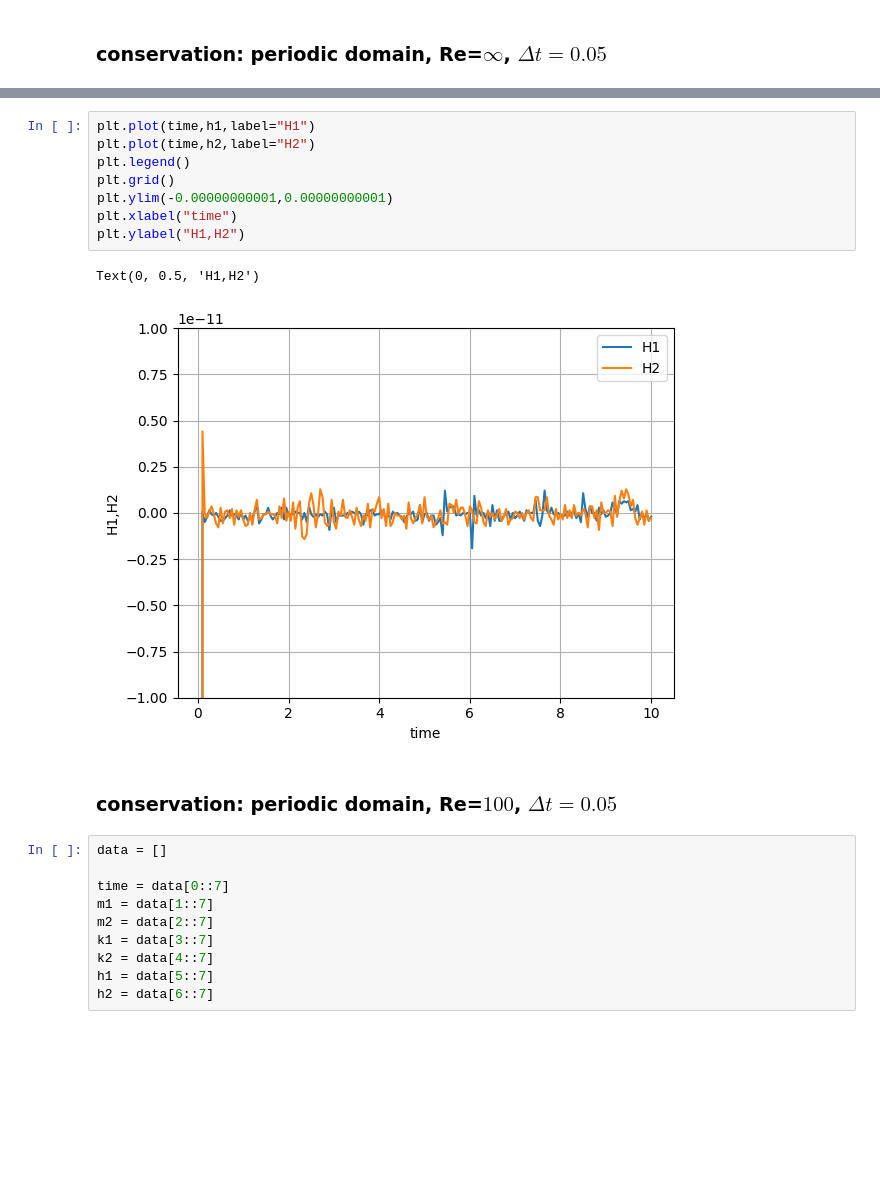
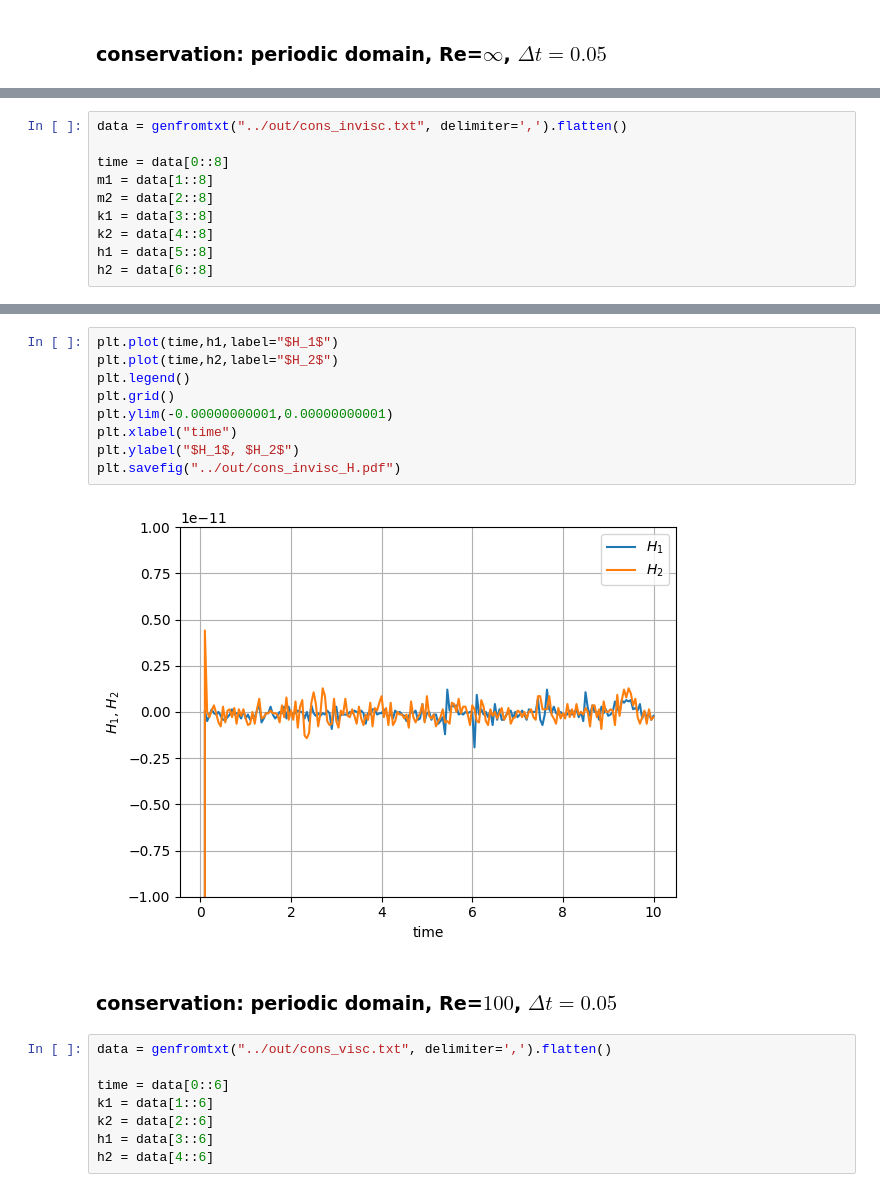
Before and after one commit to markusrenoldner/MEHCscheme, a Jupyter notebook: playground/plots.ipynb, the cells around one changed output, grey strips where cells are left out. Saved outputs shown, nothing was run; the diff lists cells and outputs as text; blank space fills up the shorter version.

```diff
--- a/playground/plots.ipynb
+++ b/playground/plots.ipynb
@@ -215 +7,11 @@ h2 = data[6::7]
+# %%
+data = genfromtxt("../out/cons_invisc.txt", delimiter=',').flatten()
+
+time = data[0::8]
+m1 = data[1::8]
+m2 = data[2::8]
+k1 = data[3::8]
+k2 = data[4::8]
+h1 = data[5::8]
+h2 = data[6::8]
 # %%
@@ -237,23 +39,21 @@ Text(0, 0.5, 'K1,K2')
 # %%
-plt.plot(time,h1,label="H1")
-plt.plot(time,h2,label="H2")
+plt.plot(time,h1,label="$H_1$")
+plt.plot(time,h2,label="$H_2$")
 plt.legend()
 plt.grid()
 plt.ylim(-0.00000000001,0.00000000001)
 plt.xlabel("time")
-plt.ylabel("H1,H2")
+plt.ylabel("$H_1$, $H_2$")
+plt.savefig("../out/cons_invisc_H.pdf")
 # %% [output]
-Text(0, 0.5, 'H1,H2')
-[figure, old version]
+[figure, new version]
 # %% [markdown]
 ### conservation: periodic domain, Re=$100$, $\Delta t=0.05$
 # %%
-data = []
+data = genfromtxt("../out/cons_visc.txt", delimiter=',').flatten()
 
-time = data[0::7]
-m1 = data[1::7]
-m2 = data[2::7]
-k1 = data[3::7]
-k2 = data[4::7]
-h1 = data[5::7]
-h2 = data[6::7]
+time = data[0::6]
+k1 = data[1::6]
+k2 = data[2::6]
+h1 = data[3::6]
+h2 = data[4::6]
```
Also changed, not shown: parts of 6 cells of this notebook, 7 other files.
